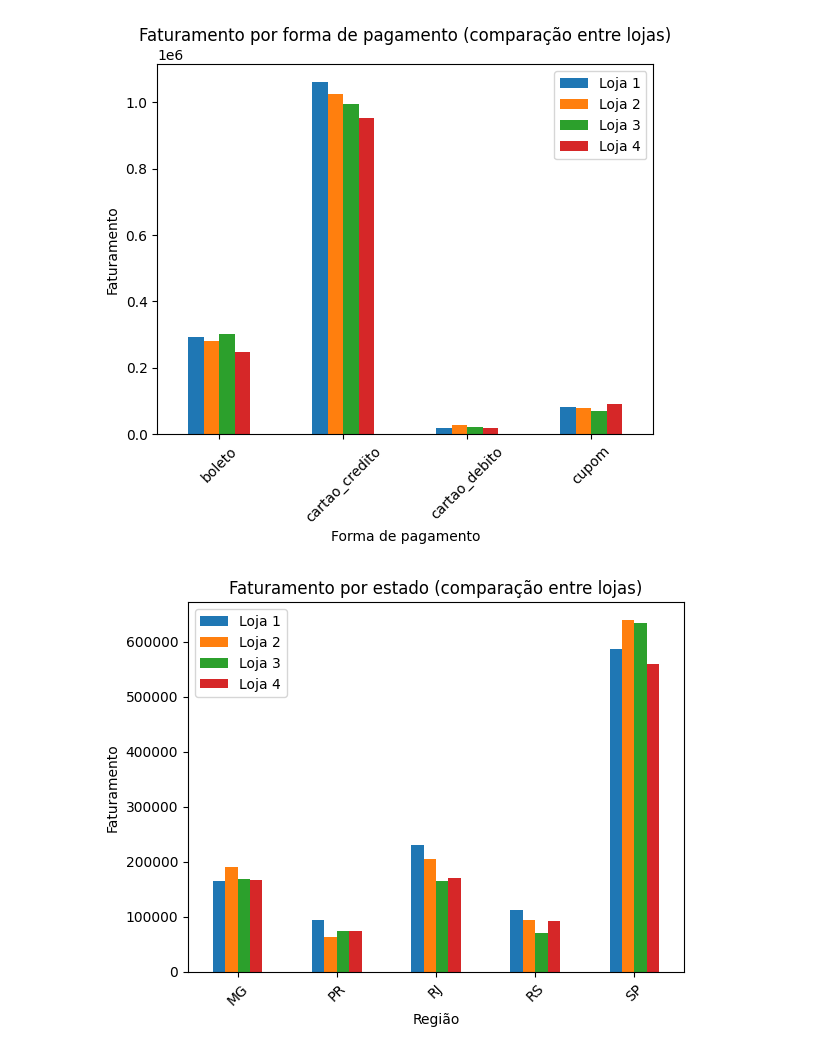
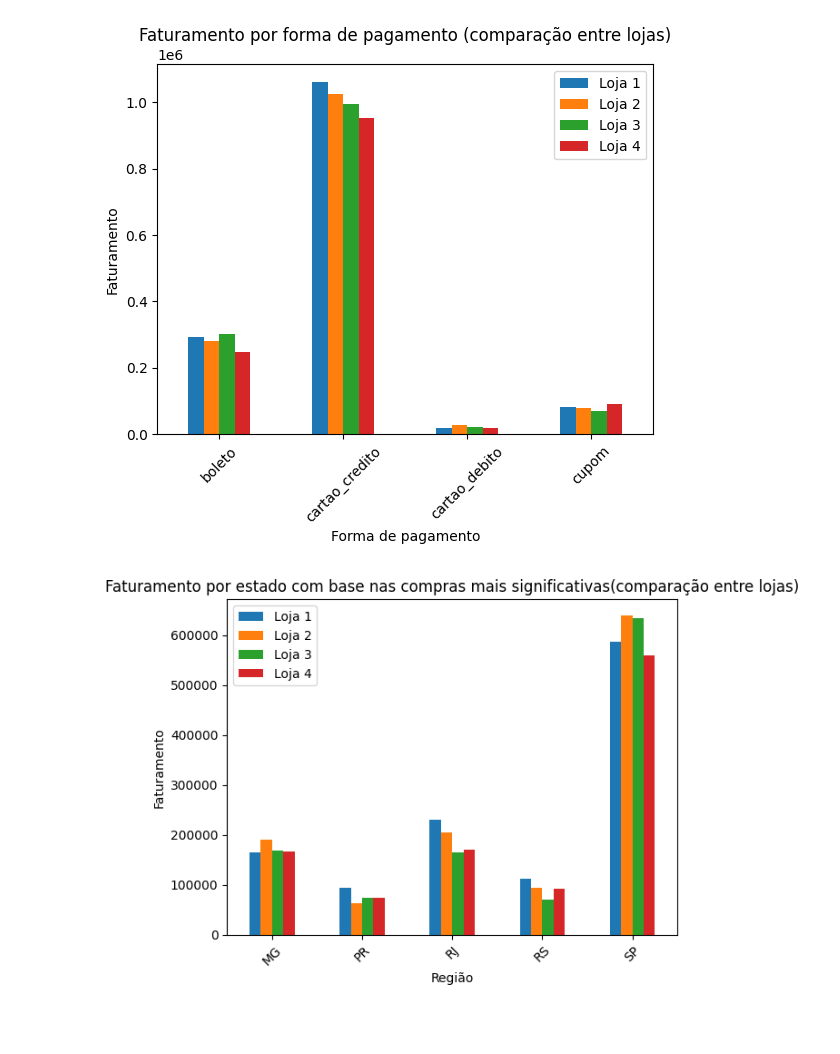
Before and after one commit to AntonioNazar/Data_Science, a Jupyter notebook: Análise De Dados de lojas/DataScience_Desafio1.ipynb, the cells around one changed output. Saved outputs shown, nothing was run; the diff lists cells and outputs as text; code cells hidden in the pictures; blank space fills up the shorter version.

```diff
--- a/Análise De Dados de lojas/DataScience_Desafio1.ipynb
+++ b/Análise De Dados de lojas/DataScience_Desafio1.ipynb
@@ -629,18 +629,18 @@ plt.show()
 # %% [output]
 [figure]
 # %%
-df_barras_regiao_faturamento = pd.DataFrame({
+df_barras_regiao_faturamento_mais_relevantes = pd.DataFrame({
     "Loja 1": faturamento_regiao_loja.sort_values(ascending = False).head(5),
     "Loja 2": faturamento_regiao_loja2.sort_values(ascending = False).head(5),
     "Loja 3": faturamento_regiao_loja3.sort_values(ascending = False).head(5),
     "Loja 4": faturamento_regiao_loja4.sort_values(ascending = False).head(5)
 })
 
-df_barras_regiao_faturamento.plot(kind="bar")
-plt.title("Faturamento por estado (comparação entre lojas)")
+df_barras_regiao_faturamento_mais_relevantes.plot(kind="bar")
+plt.title("Faturamento por estado com base nas compras mais significativas(comparação entre lojas)")
 plt.ylabel("Faturamento")
 plt.xlabel("Região")
 plt.xticks(rotation=45)
 plt.show()
 # %% [output]
-[figure, old version]
+[figure, new version]
```
Also changed, not shown: parts of 4 cells of this notebook, 3 other files.
